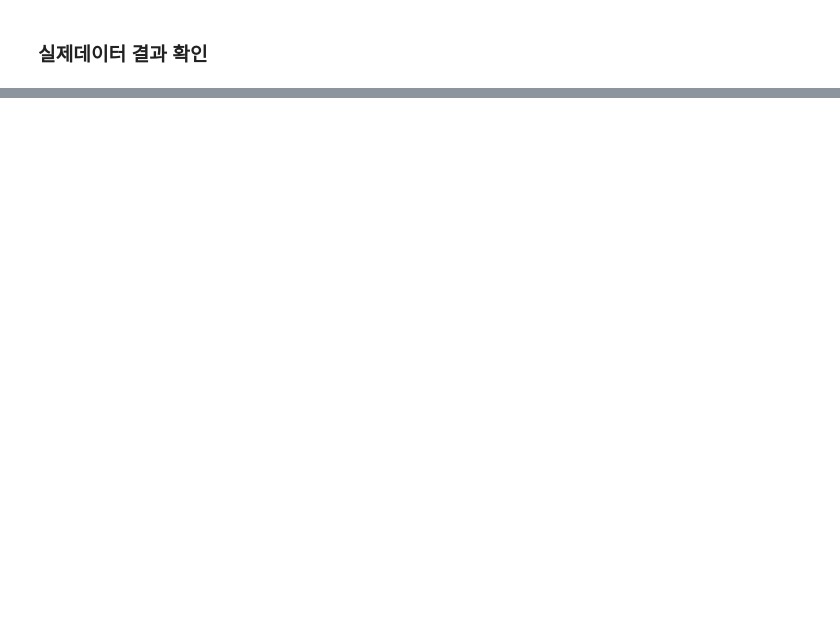
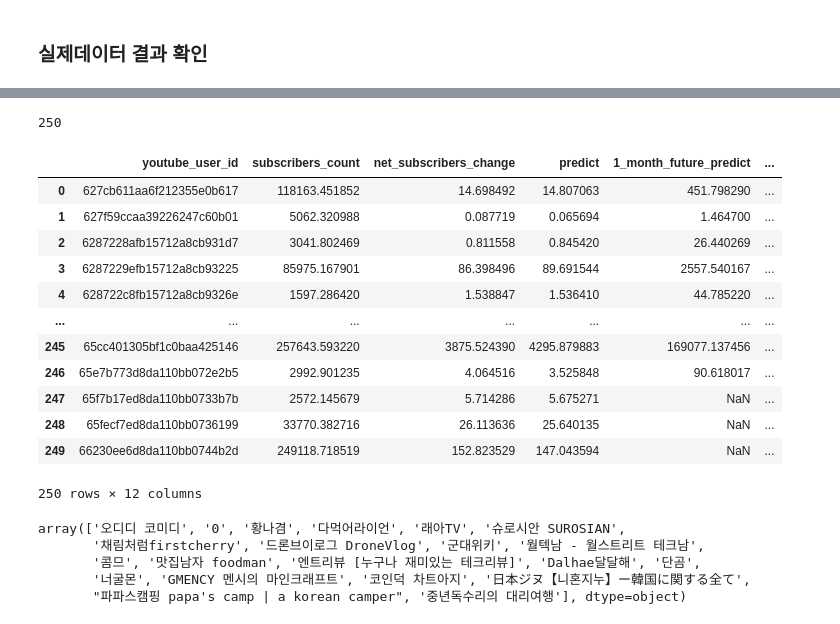
Before and after one commit to kkwann/awake, a Jupyter notebook: 5.Modeling(2).ipynb, the cells around one changed output, grey strips where cells are left out. Drawn from its saved outputs; the diff is of its cells as text; code cells hidden in the pictures; blank space fills up the shorter version.

```diff
--- a/5.Modeling(2).ipynb
+++ b/5.Modeling(2).ipynb
@@ -344,15 +311,15 @@ print(test_data.shape)
 # %%
 # 각 모델 정의
 rf_model = RandomForestRegressor(random_state=42)
-gbm_model = GradientBoostingRegressor(random_state=42)
-lgbm_model = LGBMRegressor(random_state=42)
+# gbm_model = GradientBoostingRegressor(random_state=42)
+# lgbm_model = LGBMRegressor(random_state=42)
 xgb_model = xgb.XGBRegressor(random_state=42)
 
 # 모델 리스트
 models = {
     'RandomForest': rf_model,
-    'GBM': gbm_model,
-    'LightGBM': lgbm_model,
+    # 'GBM': gbm_model,
+    # 'LightGBM': lgbm_model,
     'XGBoost': xgb_model
 }
 # %% [markdown]
@@ -619,0 +492,37 @@ array([], dtype=object)
+# %%
+# 최종 결과 데이터셋
+final_result_df = pd.merge(result_df_final[['youtube_user_id','subscribers_count']],result_contents_df_final,how='left',on='youtube_user_id')
+# %%
+# 기간별 구독자수 증가율 계산
+final_result_df['1_month_future_ratio'] = final_result_df['1_month_future_predict'] / final_result_df['subscribers_count']
+final_result_df['3_month_future_ratio'] = final_result_df['3_month_future_predict'] / final_result_df['subscribers_count']
+final_result_df['6_month_future_ratio'] = final_result_df['6_month_future_predict'] / final_result_df['subscribers_count']
+final_result_df['12_month_future_ratio'] = final_result_df['12_month_future_predict'] / final_result_df['subscribers_count']
+# %%
+final_result_df['12_month_future_ratio'].isnull().sum()
+# %% [output]
+250
+# %%
+final_result_df.sort_values(['12_month_future_ratio'],ascending=False)
+# %% [output]
+|  | youtube_user_id | subscribers_count | net_subscribers_change | predict | 1_month_future_predict | ... |
+| 0 | 627cb611aa6f212355e0b617 | 118163.451852 | 14.698492 | 14.807063 | 451.798290 | ... |
+| 1 | 627f59ccaa39226247c60b01 | 5062.320988 | 0.087719 | 0.065694 | 1.464700 | ... |
+| 2 | 6287228afb15712a8cb931d7 | 3041.802469 | 0.811558 | 0.845420 | 26.440269 | ... |
+| 3 | 6287229efb15712a8cb93225 | 85975.167901 | 86.398496 | 89.691544 | 2557.540167 | ... |
+| 4 | 628722c8fb15712a8cb9326e | 1597.286420 | 1.538847 | 1.536410 | 44.785220 | ... |
+| ... | ... | ... | ... | ... | ... | ... |
+| 245 | 65cc401305bf1c0baa425146 | 257643.593220 | 3875.524390 | 4295.879883 | 169077.137456 | ... |
+| 246 | 65e7b773d8da110bb072e2b5 | 2992.901235 | 4.064516 | 3.525848 | 90.618017 | ... |
+| 247 | 65f7b17ed8da110bb0733b7b | 2572.145679 | 5.714286 | 5.675271 | NaN | ... |
+| 248 | 65fecf7ed8da110bb0736199 | 33770.382716 | 26.113636 | 25.640135 | NaN | ... |
+| 249 | 66230ee6d8da110bb0744b2d | 249118.718519 | 152.823529 | 147.043594 | NaN | ... |
+250 rows × 12 columns
+# %%
+merge_df_users_fin[merge_df_users_fin['youtube_user_id'].isin(final_result_df.sort_values(['6_month_future_ratio'],ascending=False)['youtube_user_id'].iloc[:20])]['channel_title'].unique()
+# %% [output]
+array(['오디디 코미디', '0', '황나겸', '다먹어라이언', '래아TV', '슈로시안 SUROSIAN',
+       '채림처럼firstcherry', '드론브이로그 DroneVlog', '군대위키', '월텍남 - 월스트리트 테크남',
+       '콤므', '맛집남자 foodman', '엔트리뷰 [누구나 재미있는 테크리뷰]', 'Dalhae달달해', '단곰',
+       '너굴몬', 'GMENCY 멘시의 마인크래프트', '코인덕 차트아지', '日本ジヌ【니혼지누】ー韓国に関する全て',
+       "파파스캠핑 papa's camp | a korean camper", '중년독수리의 대리여행'], dtype=object)
```
Also changed, not shown: parts of 17 cells of this notebook, 2 other files.
